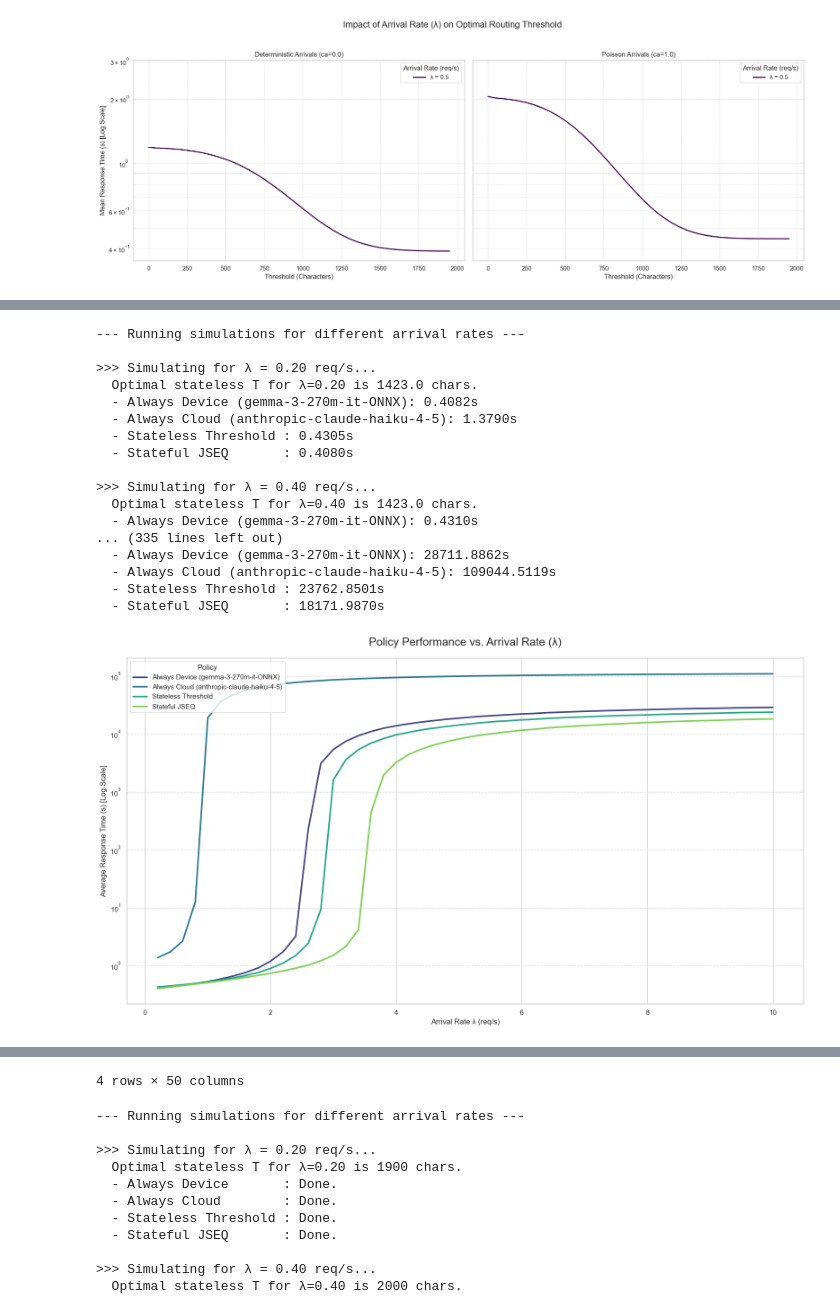
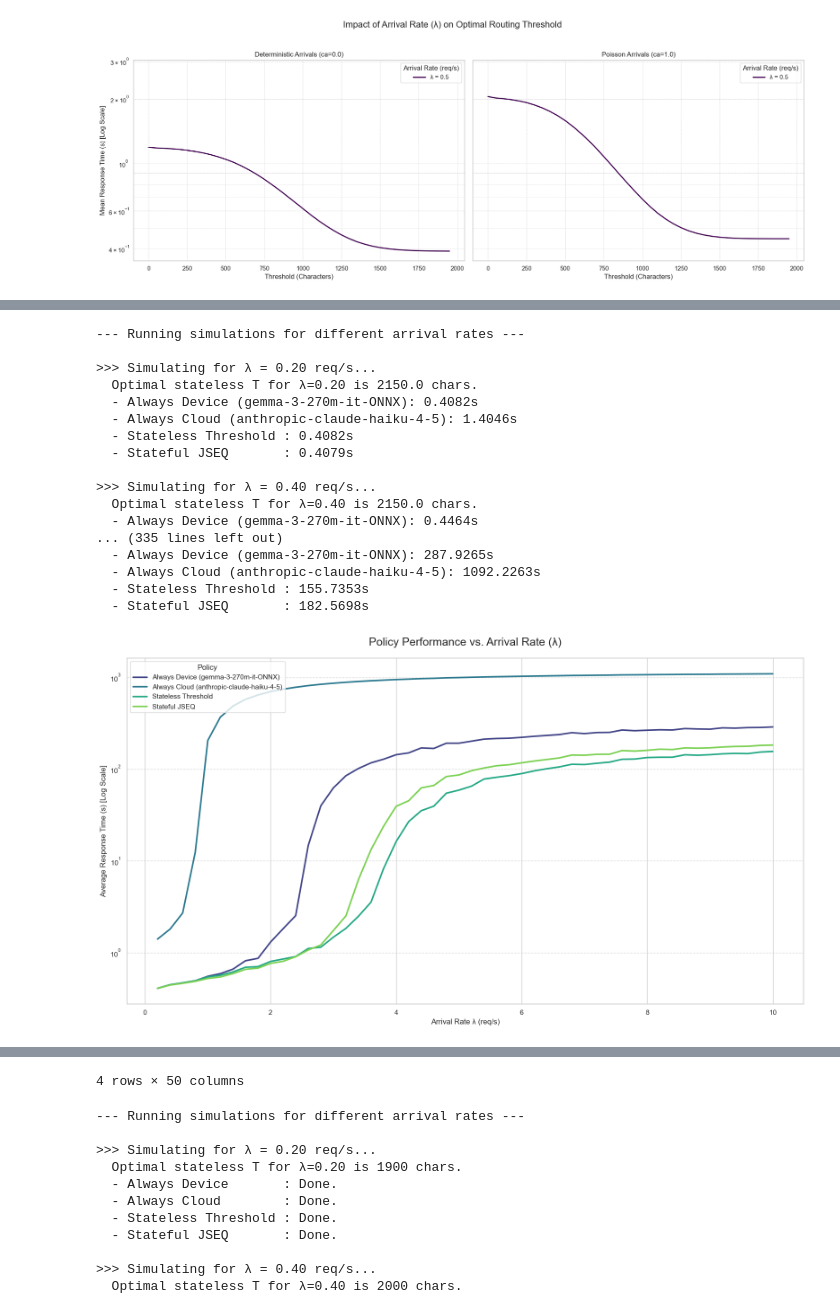
Before and after one commit to fabianHueni/UNIBE_MSGAI_HS25_Project, a Jupyter notebook: analyse/analyse_queueing_policy.ipynb, the cells around one changed output, grey strips where cells are left out. Cells and saved outputs as stored; diff of their text form; code cells hidden in the pictures.

```diff
--- a/analyse/analyse_queueing_policy.ipynb
+++ b/analyse/analyse_queueing_policy.ipynb
@@ -113,6 +112,8 @@ df_cloud_ex = raw_dfs['cloud/cloud_raw_experiment_anthropic-claude-haiku-4-5_alw
 df_device_ex = raw_dfs['philip/raw_experiment_gemma-3-270m-it-ONNX_always_device_once-per-sec_2025-12-04T08-01-13'].copy()
 
 
+name_cloud = "anthropic-claude-haiku-4-5"
+name_device = "gemma-3-270m-it-ONNX"
 
 on_device_speedup_factor = 1
 on_device_speedup_shift = 00 #linear shift factor in ms
@@ -127,13 +128,6 @@ print(f"cloud: Applying speedup factor {cloud_speedup_factor} and shift -{cloud_
 # clip(lower=1.0) to prevent negative inference times!
 df_device_ex['inference_time_ms'] = (df_device_ex['inference_time_ms'] * on_device_speedup_factor - on_device_speedup_shift).clip(lower=1.0)
 df_cloud_ex['inference_time_ms'] = (df_cloud_ex['inference_time_ms'] * cloud_speedup_factor - cloud_speedup_shift).clip(lower=1.0)
-
-# WARNING: We cannot simply recalculate total_latency_ms here.
-# The old 'queueing_time_ms' is invalid because a faster device would have had a much smaller queue.
-# We must rely on the M/G/1 simulation to estimate the new total latency.
-
-# Recalculate total latency to maintain consistency (Total = Queue + Inference). ... (Don't do this if you want accurate total stats)
-# df_device_ex['total_latency_ms'] = df_device_ex['queueing_time_ms'] + df_device_ex['inference_time_ms']
 # %% [output]
 on-device: Applying speedup factor 1 and shift -0ms...
 cloud: Applying speedup factor 1 and shift -0ms...
@@ -287,10 +280,10 @@ The discrete-event simulation shows slightly lower latency than the Kingman appr
 Now we want to look at a fully simulated version. Here we don't sample arrival- and inference time from our experiments, but we generate them artificially. Earlier we identified a linear relationship between input size and inference time, we will use this to generate accurate distributions to sample pairs of input sizes and inference times.
 # %%
 # Get parameters for Device
-slope_dev, int_dev = estimate_linear_relationship(df_device_ex, "On-Device (Llama)")
+slope_dev, int_dev = estimate_linear_relationship(df_device_ex, name_device)
 
 # Get parameters for Cloud
-slope_cloud, int_cloud = estimate_linear_relationship(df_cloud_ex, "Cloud (Llama)")
+slope_cloud, int_cloud = estimate_linear_relationship(df_cloud_ex, name_cloud)
 
 # Get parameters for Input Character Distribution
 char_mean = df_device_ex['number_of_characters'].mean()
@@ -1120,16 +455,14 @@ import random
 import matplotlib.pyplot as plt
 from utils import *
 
-# --- FIX RANDOM SEED FOR REPRODUCIBILITY ---
-random.seed(0)
-np.random.seed(0)
+
 
 # --- 1. SETUP ---
 # Define the arrival rates (lambda) you want to test
 test_lambdas = np.linspace(0.2, 10, 50)
 #test_lambdas = [1,2,3,4,5,6,7,8,9]
-num_sim_requests = 200000 # Use a reasonable number of requests for stable results
-policies_to_test = ['Always Device (gemma-3-270m-it-ONNX)', 'Always Cloud (anthropic-claude-haiku-4-5)', 'Stateless Threshold', 'Stateful JSEQ']
+num_sim_requests = 2000 # Use a reasonable number of requests for stable results
+policies_to_test = ['Always Device ('+name_device+')', 'Always Cloud ('+name_cloud+')', 'Stateless Threshold', 'Stateful JSEQ']
 all_results = []
 
 # --- 2. DEFINE A GENERIC SIMULATION RUNNER ---
@@ -1167,23 +500,37 @@ for lam in test_lambdas:
         request_stream.append({'id': i, 'arrival_time': current_time, 'size': input_len})
 
     # --- b) Find the optimal threshold for the Stateless policy AT THIS LAMBDA ---
-    thresholds_scan = range(0, 2500, 100) # Scan thresholds to find the best one
+    thresholds_scan = range(0, 2500, 50) # Scan thresholds to find the best one
     sim_results_for_T = simulate_routing_synthetic(
         thresholds_scan, lam, num_jobs=2000, ca=1.0,
         char_params=(char_mean, char_std),
         dev_model=(slope_dev, int_dev),
         cloud_model=(slope_cloud, int_cloud)
     )
-    #optimal_T_stateless = sim_results_for_T.loc[sim_results_for_T['sim_latency'].idxmin()]['threshold']
+    optimal_T_stateless = sim_results_for_T.loc[sim_results_for_T['sim_latency'].idxmin()]['threshold']
     print(f"  Optimal stateless T for λ={lam:.2f} is {optimal_T_stateless} chars.")
 
     # --- c) Initialize all schedulers for this run ---
-    schedulers = {
-        'Stateful JSEQ': StatefulScheduler(dev_model=(slope_dev, int_dev), cloud_model=(slope_cloud, int_cloud)),
-        'Always Cloud (anthropic-claude-haiku-4-5)': StatefulScheduler(dev_model=(slope_dev, int_dev), cloud_model=(slope_cloud, int_cloud), force_policy='cloud'),
-        'Always Device (gemma-3-270m-it-ONNX)': StatefulScheduler(dev_model=(slope_dev, int_dev), cloud_model=(slope_cloud, int_cloud), force_policy='device'),
-        'Stateless Threshold': StatefulScheduler(dev_model=(slope_dev, int_dev), cloud_model=(slope_cloud, int_cloud))
-    }
+    schedulers = {}
+    for policy_name in policies_to_test:
+        if 'Always Device' in policy_name:
+            schedulers[policy_name] = StatefulScheduler(
+                dev_model=(slope_dev, int_dev),
+                cloud_model=(slope_cloud, int_cloud),
+                force_policy='device'
+            )
+        elif 'Always Cloud' in policy_name:
+            schedulers[policy_name] = StatefulScheduler(
+                dev_model=(slope_dev, int_dev),
+                cloud_model=(slope_cloud, int_cloud),
+                force_policy='cloud'
+            )
+        else: # For 'Stateful JSEQ' and 'Stateless Threshold'
+            schedulers[policy_name] = StatefulScheduler(
+                dev_model=(slope_dev, int_dev),
+                cloud_model=(slope_cloud, int_cloud)
+            )
+
 
     # --- FIX for Stateless Threshold Scheduler ---
     # Define a function that correctly captures the scheduler instance and threshold
@@ -1230,43 +577,43 @@ sns.lineplot(
     markers=False,   # Add markers to each data point
     dashes=False,
     ax=ax,
     palette='viridis', # Use a nice color palette
     linewidth=2.5
 )
 
 # --- 6. FORMATTING ---
 ax.set_title('Policy Performance vs. Arrival Rate (λ)', fontsize=18, pad=20)
 ax.set_ylabel('Average Response Time (s) [Log Scale]', fontsize=12)
 ax.set_xlabel('Arrival Rate λ (req/s)', fontsize=12)
 ax.tick_params(axis='x', rotation=0, labelsize=11)
 ax.set_yscale('log') # Set the y-axis to a logarithmic scale
 
 # Customize grid and legend
 ax.grid(axis='y', linestyle='--', alpha=0.7)
 ax.legend(title="Policy", loc='upper left', ncol=1)
 
 plt.tight_layout() # Adjust layout
 plt.show()
 
 display(results_df.pivot(index='policy', columns='lambda', values='latency').reindex(policies_to_test))
 # %% [output]
 --- Running simulations for different arrival rates ---
 
 >>> Simulating for λ = 0.20 req/s...
-  Optimal stateless T for λ=0.20 is 1423.0 chars.
+  Optimal stateless T for λ=0.20 is 2150.0 chars.
   - Always Device (gemma-3-270m-it-ONNX): 0.4082s
-  - Always Cloud (anthropic-claude-haiku-4-5): 1.3790s
-  - Stateless Threshold : 0.4305s
-  - Stateful JSEQ       : 0.4080s
+  - Always Cloud (anthropic-claude-haiku-4-5): 1.4046s
+  - Stateless Threshold : 0.4082s
+  - Stateful JSEQ       : 0.4079s
 
 >>> Simulating for λ = 0.40 req/s...
-  Optimal stateless T for λ=0.40 is 1423.0 chars.
-  - Always Device (gemma-3-270m-it-ONNX): 0.4310s
+  Optimal stateless T for λ=0.40 is 2150.0 chars.
+  - Always Device (gemma-3-270m-it-ONNX): 0.4464s
 ... (335 lines left out)
-  - Always Device (gemma-3-270m-it-ONNX): 28711.8862s
-  - Always Cloud (anthropic-claude-haiku-4-5): 109044.5119s
-  - Stateless Threshold : 23762.8501s
-  - Stateful JSEQ       : 18171.9870s
+  - Always Device (gemma-3-270m-it-ONNX): 287.9265s
+  - Always Cloud (anthropic-claude-haiku-4-5): 1092.2263s
+  - Stateless Threshold : 155.7353s
+  - Stateful JSEQ       : 182.5698s
-[figure, old version]
+[figure, new version]
 | lambda | 0.2 | 0.4 | 0.6 | 0.8 | 1.0 | 1.2 | 1.4 | 1.6 | 1.8 | 2.0 | ... | ... |
 | policy |  |  |  |  |  |  |  |  |  |  |  | ... |
```
Also changed, not shown: parts of 22 cells of this notebook, 1 other file.
